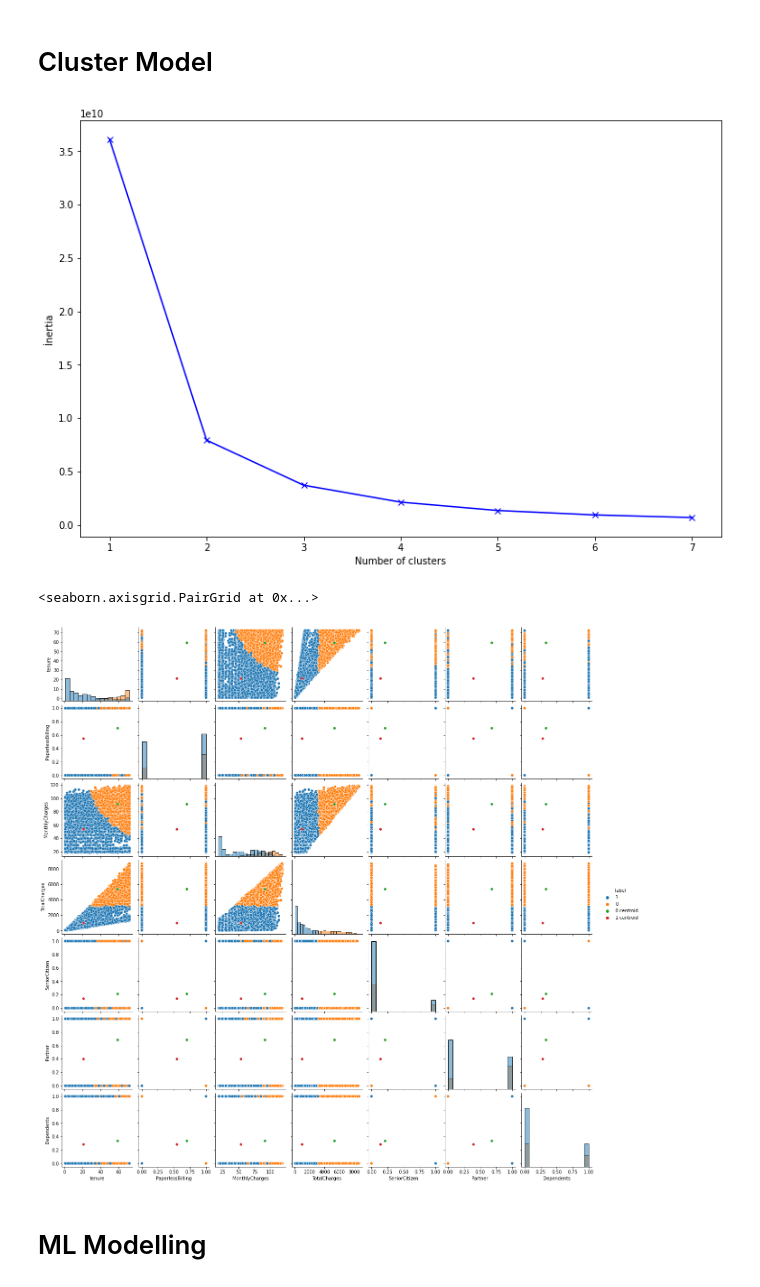
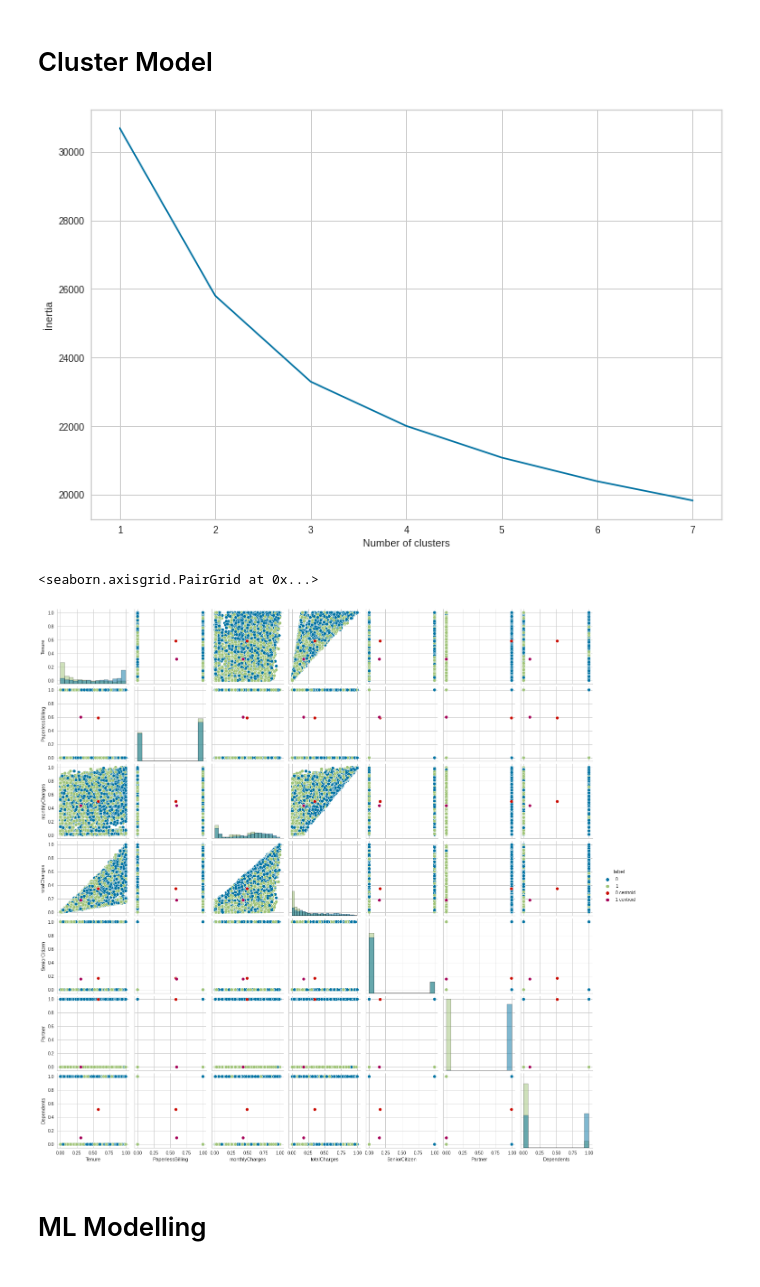
Before and after one commit to berfin-t/kodluyoruz_finalProject, a Jupyter notebook: churn_ML.ipynb, the cells around one changed output. Cells and saved outputs as stored; diff of their text form; code cells hidden in the pictures.

```diff
--- a/churn_ML.ipynb
+++ b/churn_ML.ipynb
@@ -94,7 +92,7 @@ target_test:  (5274,)
 # %% [markdown]
 # Cluster Model
 # %%
-df_clusters = df.drop(['Churn'axis=1)
+df_clusters = df.drop(['Churn'], axis=1)
 distortion = []
 K = range(1, 8)
 for k in K:
@@ -109,27 +107,27 @@ plt.xlabel('Number of clusters')
 plt.ylabel('İnertia')
 plt.show()
 # %% [output]
-[figure, old version]
+[figure, new version]
 # %%
 # Training a model for 2 clusters
-df_clusters = df_clusters[['tenure','PaperlessBilling', 'MonthlyCharges', 'TotalCharges','SeniorCitizen','Partner','Dependents']]
+df_clusters = df_clusters[['Tenure','PaperlessBilling', 'monthlyCharges', 'totalCharges','SeniorCitizen','Partner','Dependents']]
 scaler = MinMaxScaler()
 
 scaler.fit_transform(df_clusters)
 
 
 model = KMeans(n_clusters=2, random_state=0)
 model.fit(df_clusters)
 centroids = pd.DataFrame(model.cluster_centers_, columns=df_clusters.columns)
 df_clusters['label'] = model.labels_.astype(str)
 centroids['label'] = ['0 centroid', '1 centroid']
 data_all = pd.concat([df_clusters, centroids], ignore_index=True)
 
 # Plot the graph
 sns.pairplot(data_all, hue='label', diag_kind='hist')
 # %% [output]
 <seaborn.axisgrid.PairGrid at 0x...>
-[figure, old version]
+[figure, new version]
 # %% [markdown]
 # ML Modelling
 # %%
```
Also changed, not shown: parts of 6 cells of this notebook, 2 other files.
